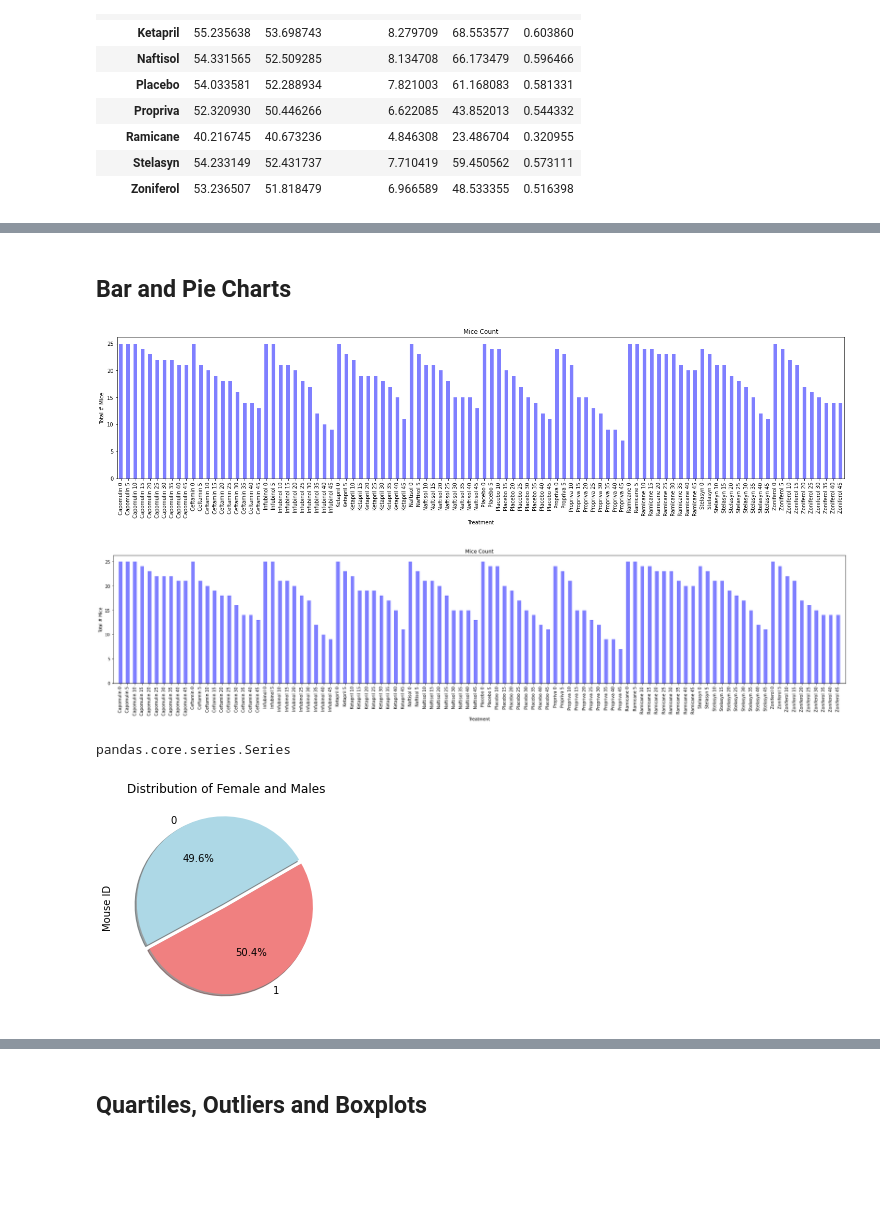
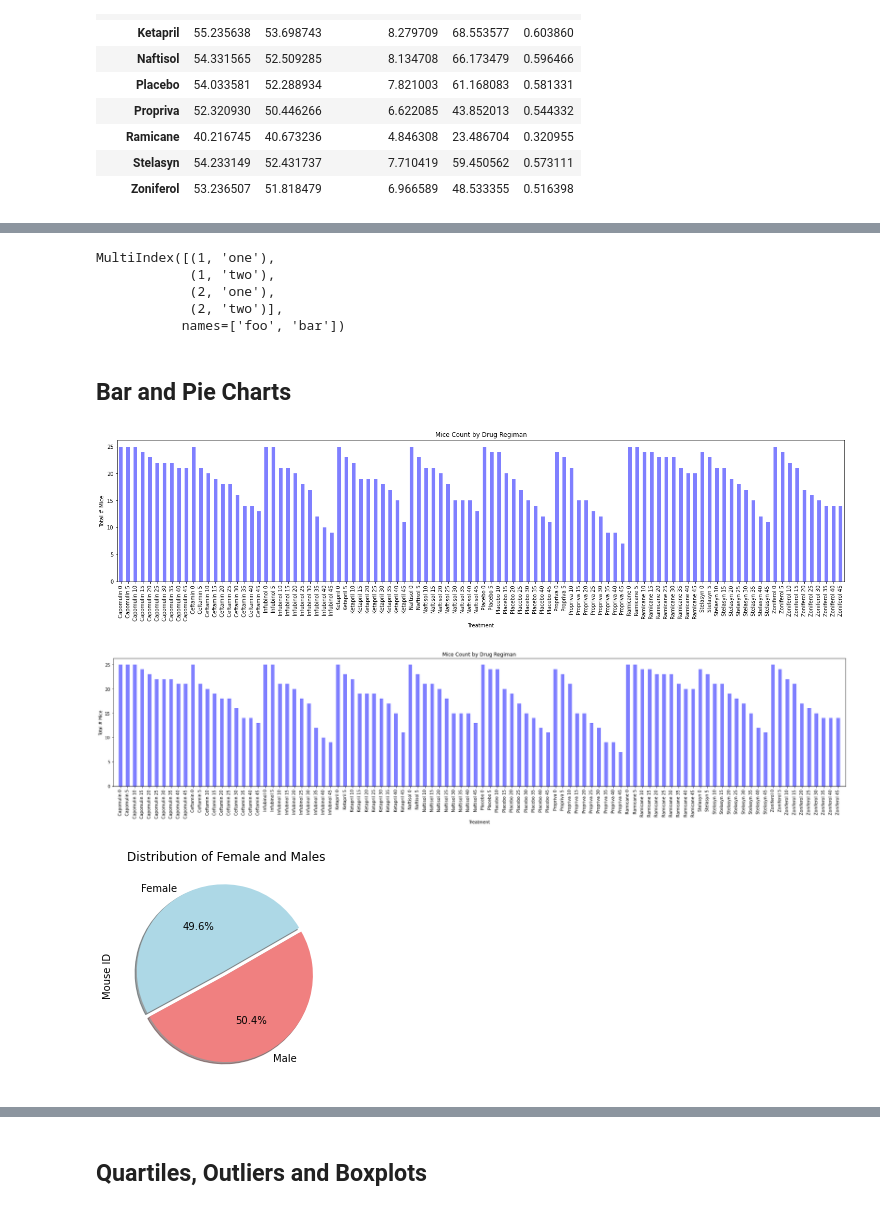
Before and after one commit to pauleppers/matplot-challenge, a Jupyter notebook: Pymaceuticals/pymaceuticals_starter.ipynb, the cells around one changed output, grey strips where cells are left out. Saved outputs shown, nothing was run; the diff lists cells and outputs as text; code cells hidden in the pictures; blank space fills up the shorter version.

```diff
--- a/Pymaceuticals/pymaceuticals_starter.ipynb
+++ b/Pymaceuticals/pymaceuticals_starter.ipynb
@@ -17,7 +17,7 @@ mouse_metadata = pd.read_csv(mouse_metadata_path)
 study_results = pd.read_csv(study_results_path)
 
 # Combine the data into a single dataset
-dataset = pd.merge(study_results,mouse_metadata, on='Mouse ID', how = 'outer')
+dataset = pd.merge(study_results,mouse_metadata, on='Mouse ID', how = 'left')
 
 # Display the data table for preview
 dataset.head()
@@ -47,6 +63,6 @@ delete_mice_all = dataset.loc[(dataset['Mouse ID'] == 'g989'), :]
 # %%
 # Create a clean DataFrame by dropping the duplicate mouse by its ID.
 clean_data = dataset.set_index('Mouse ID')
-clean_data = clean_data.drop(index = 'g989')
+clean_data = clean_data.drop(index = delete_mice)
 clean_data = clean_data.reset_index()
 # %%
@@ -126,18 +151,45 @@ MultiIndex([(      'Drug Regimen',       ''),
+# %%
+idx = pd.MultiIndex.from_tuples([(1, 'one'), (1, 'two'),
+                                    (2, 'one'), (2, 'two')],
+                                    names=['foo', 'bar'])
+idx.set_codes([[1,0,1,0], [0,0,1,1]])
+pd.MultiIndex(levels=[[1, 2], ['one', 'two']],
+           codes=[[1, 0, 1, 0], [0, 0, 1, 1]],
+           names=['foo', 'bar'])
+# idx.set_codes([1,0,1,0], level=0)
+# pd.MultiIndex(levels=[[1, 2], ['one', 'two']],
+#            codes=[[1, 0, 1, 0], [0, 1, 0, 1]],
+#            names=['foo', 'bar'])
+# idx.set_codes([0,0,1,1], level='bar')
+# pd.MultiIndex(levels=[[1, 2], ['one', 'two']],
+#            codes=[[0, 0, 1, 1], [0, 0, 1, 1]],
+#            names=['foo', 'bar'])
+# idx.set_codes([[1,0,1,0], [0,0,1,1]], level=[0,1])
+# pd.MultiIndex(levels=[[1, 2], ['one', 'two']],
+#            codes=[[1, 0, 1, 0], [0, 0, 1, 1]],
+#            names=['foo', 'bar'])
+idx
+# %% [output]
+MultiIndex([(1, 'one'),
+            (1, 'two'),
+            (2, 'one'),
+            (2, 'two')],
+           names=['foo', 'bar'])
 # %% [markdown]
 ## Bar and Pie Charts
 # %%
 # Generate a bar plot showing the total number of mice for each treatment throughout the course of the study using pandas.
-#https://pandas.pydata.org/pandas-docs/version/0.23.4/generated/pandas.DataFrame.plot.html
+# https://pandas.pydata.org/pandas-docs/version/0.23.4/generated/pandas.DataFrame.plot.html
 # Using Pandas to Chart a DataFrame
 
-# Organize the data: Groupe the data by drug and timepoint to get count of mice at each timepoint
-bar_data = clean_data.groupby(['Drug Regimen','Timepoint'])['Sex'].count()  # pandas.core.series.Series
-bar_data_df = pd.DataFrame(bar_data)   # pandas.core.frame.DataFrame
+# Organize the data: Group the data by drug and timepoint to get count of mice at each timepoint
+bar_data = clean_data.groupby(['Drug Regimen','Timepoint'])['Sex'].count()
+bar_data_df = pd.DataFrame(bar_data)
 bar_data_df = bar_data_df.reset_index('Timepoint')
 bar_data_df = bar_data_df.reset_index('Drug Regimen')
 bar_data_df = bar_data_df.rename(columns={'Sex': 'Total Number of Mice'})
 bar_data_df['x_axis'] = bar_data_df['Drug Regimen'] + ' ' + bar_data_df['Timepoint'].astype(str)
-bar_data_df.set_index('x_axis')  # sets as x axis in pnadas
+bar_data_df.set_index('x_axis')  # sets as x axis in pnadas bar plot
 
 # Create bar chart using pandas
 bar_pandas = bar_data_df[['x_axis', 'Total Number of Mice']]
@@ -145,12 +197,12 @@ bar_pandas = bar_pandas.set_index('x_axis')
 bar_pandas.plot(kind="bar", figsize=(25,5), color = 'blue', alpha=0.5, legend = False)
 plt.xlabel("Treatment")
 plt.ylabel('Total # Mice')
-plt.title("Mice Count")
+plt.title("Mice Count by Drug Regiman")
 
 #bar_pandas.set_xticklabels(bar_data_df['x_axis'], rotation=45)
 plt.show()
 # %% [output]
-[figure, old version]
+[figure, new version]
 # %%
 # Generate a bar plot showing the total number of mice for each treatment throughout the course of the study using pyplot.
 # bar_data = clean_data.groupby(['Drug Regimen','Timepoint'])['Sex'].count()
@@ -162,33 +214,31 @@ plt.bar(x_axis, y_axis, color='blue', alpha=0.5, width = 0.5,align="center")
 plt.xlim(-1, len(x_axis))
 
 tick_locations = [x for x in range(len(x_axis))]
-plt.xticks(tick_locations,x_axis, rotation="vertical") #, rain_df["State"],
-
+plt.xticks(tick_locations,x_axis, rotation="vertical")
 plt.xlabel("Treatment")
 plt.ylabel('Total # Mice')
-plt.title("Mice Count")
+plt.title("Mice Count by Drug Regiman")
 plt.tight_layout()
 plt.show()
 # %% [output]
-[figure, old version]
+[figure, new version]
 # %%
 # Generate a pie plot showing the distribution of female versus male mice using pandas
 gender_df = clean_data.groupby(['Sex'])['Mouse ID'].nunique()
 gender_df = pd.DataFrame(gender_df)
 gender_df = gender_df.reset_index()
 gender_df = gender_df.rename(columns={'Timepoint': 'Gender Count'})
 gender_count = gender_df["Mouse ID"]
 gender_list = gender_df["Sex"]
 colors =["lightblue","lightcoral"]
 explode = (0.05,0)
 gender_count.plot(kind="pie", y=gender_list, colors=colors,autopct="%1.1f%%", shadow=True,
-                  startangle=30,explode = explode, title=("Distribution of Female and Males"))
-type(gender_list)
+                  startangle=30,explode = explode, labels = gender_list, title=("Distribution of Female and Males"))
+gender_list
 #gender_count.set_ylabel("Gender")
-#plt.show()
+plt.show()
 # %% [output]
-pandas.core.series.Series
-[figure, old version]
+[figure, new version]
 # %%
 # Generate a pie plot showing the distribution of female versus male mice using pyplot
 colors =["lightblue","lightcoral"]
```
Also changed, not shown: parts of 15 cells of this notebook.
